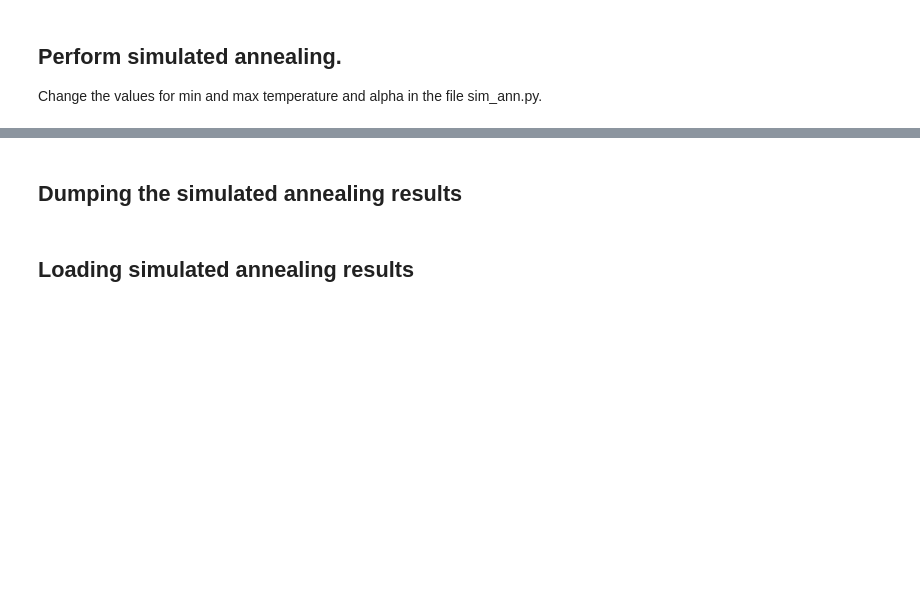
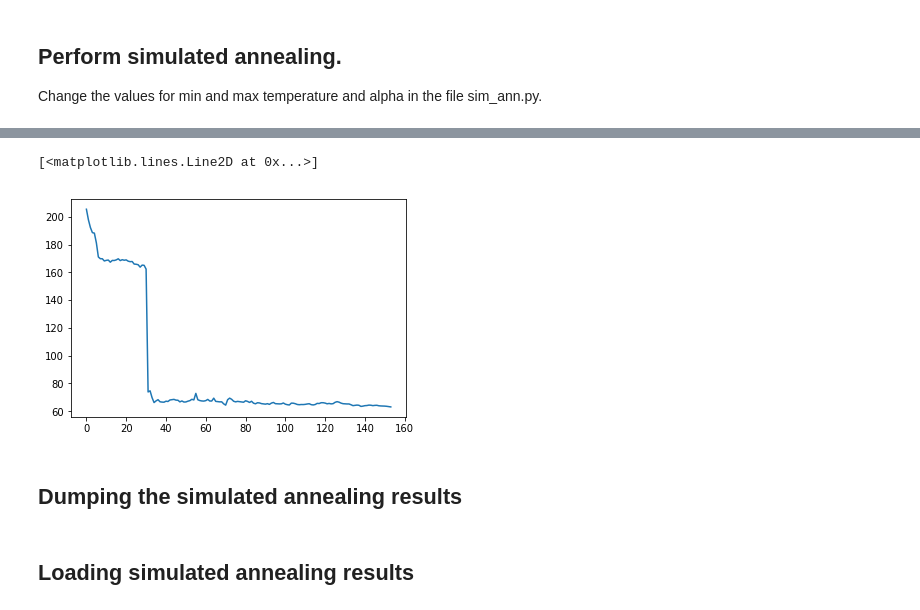
Before and after one commit to ericinlinux/sharing_behavior, a Jupyter notebook: 3_Parameter_tuning.ipynb, the cells around one changed output, grey strips where cells are left out. Cells and saved outputs as stored; diff of their text form; code cells hidden in the pictures; blank space fills up the shorter version.

```diff
--- a/3_Parameter_tuning.ipynb
+++ b/3_Parameter_tuning.ipynb
@@ -43,3 +47,8 @@ Total time spent:  14192.354368209839
+# %%
+plt.plot(cost_hist)
+# %% [output]
+[<matplotlib.lines.Line2D at 0x...>]
+[figure, added]
 # %% [markdown]
 ## Dumping the simulated annealing results
 # %%
```
Also changed, not shown: parts of 22 cells of this notebook, 6 other files.
